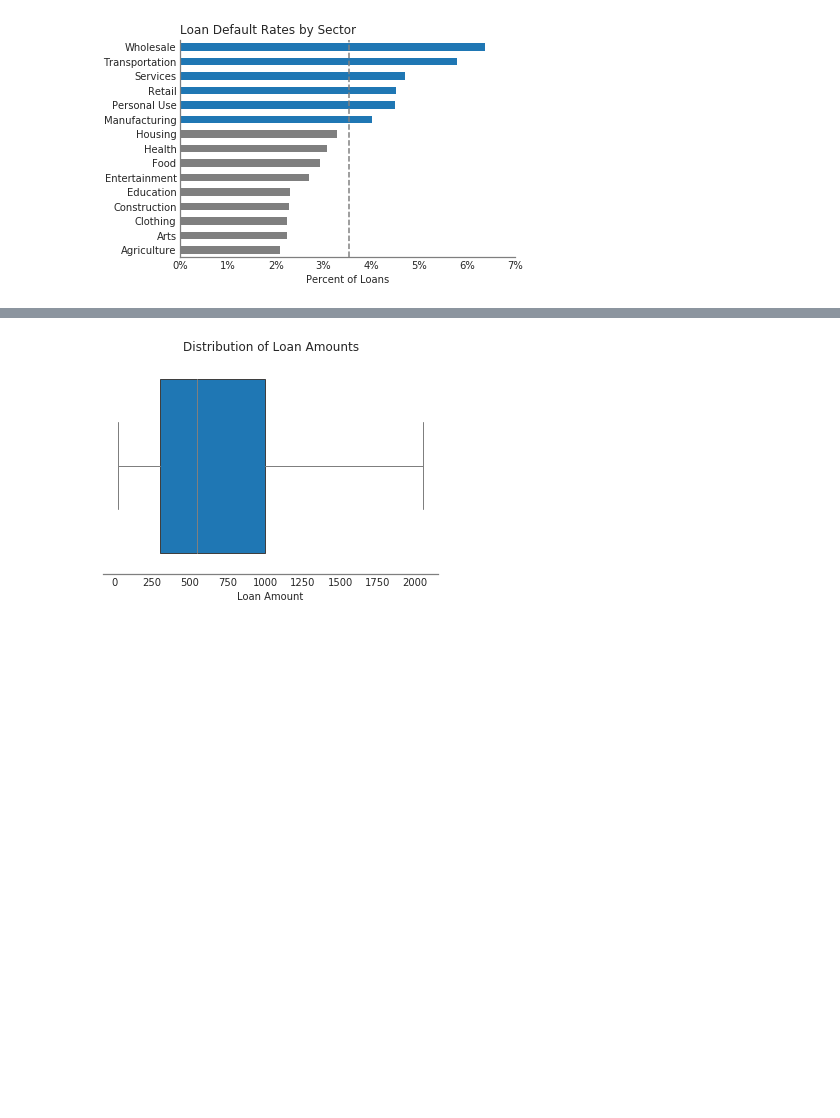
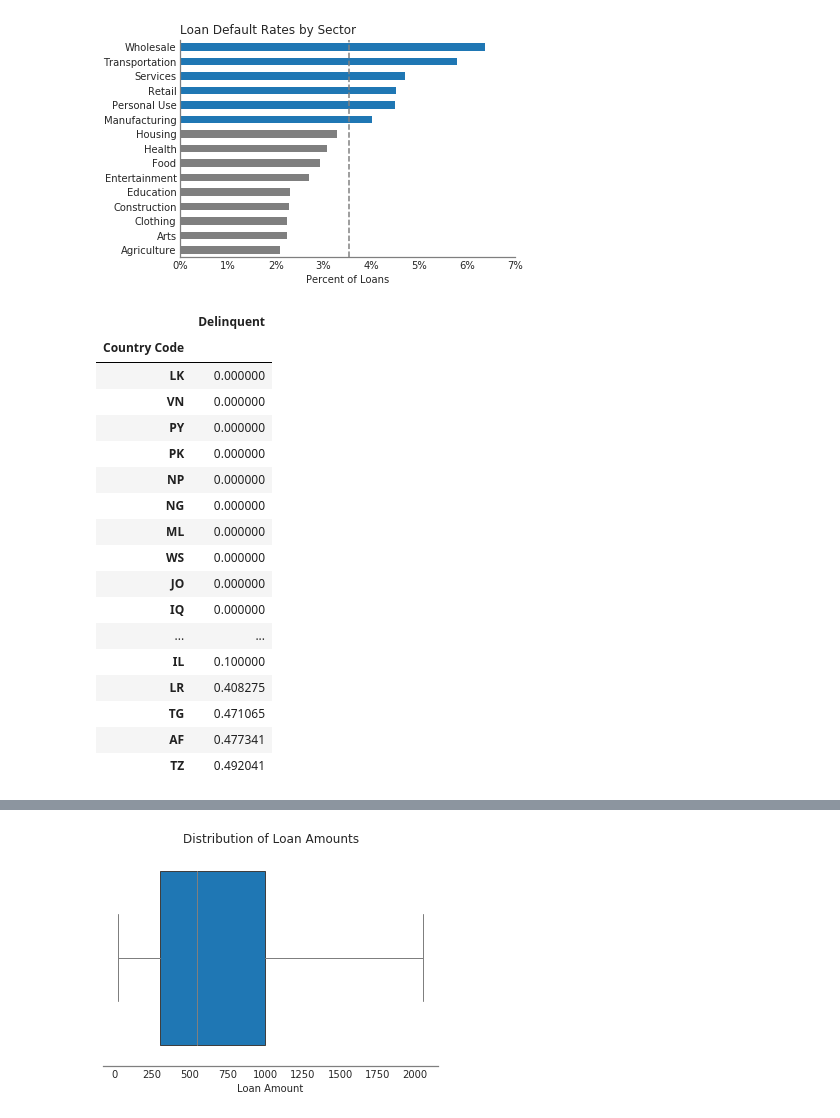
Before and after one commit to clcarver1130/dsi_capstone_project, a Jupyter notebook: notebooks/intial_eda.ipynb, the cells around one changed output, grey strips where cells are left out. Drawn from its saved outputs; the diff is of its cells as text; code cells hidden in the pictures; blank space fills up the shorter version.

```diff
--- a/notebooks/intial_eda.ipynb
+++ b/notebooks/intial_eda.ipynb
@@ -78,9 +78,30 @@ plt.savefig('../pictures/defaults_by_sector.png', dpi=600, transparent=True, bbo
 # %% [output]
 [figure]
 # %%
-default_by_country = pd.DataFrame(df.groupby('Country').sum()['Delinquent']/df.groupby('Country').count()['Delinquent']).sort_values('Delinquent')
+default_by_country = pd.DataFrame(df.groupby('Country Code').sum()['Delinquent']/df.groupby('Country Code').count()['Delinquent']).sort_values('Delinquent')
 best_countries = default_by_country.iloc[:5]
 worst_countries = default_by_country.iloc[-5:]
+# %%
+default_by_country
+# %% [output]
+|  | Delinquent |
+| Country Code |  |
+| LK | 0.000000 |
+| VN | 0.000000 |
+| PY | 0.000000 |
+| PK | 0.000000 |
+| NP | 0.000000 |
+| NG | 0.000000 |
+| ML | 0.000000 |
+| WS | 0.000000 |
+| JO | 0.000000 |
+| IQ | 0.000000 |
+| ... | ... |
+| IL | 0.100000 |
+| LR | 0.408275 |
+| TG | 0.471065 |
+| AF | 0.477341 |
+| TZ | 0.492041 |
 # %%
 ax = worst_countries.plot(kind='barh', legend=False)
 plt.title('Countries with Highest Default Rates', loc='center')
```
Also changed, not shown: parts of 1 cell of this notebook, 5 other files.
